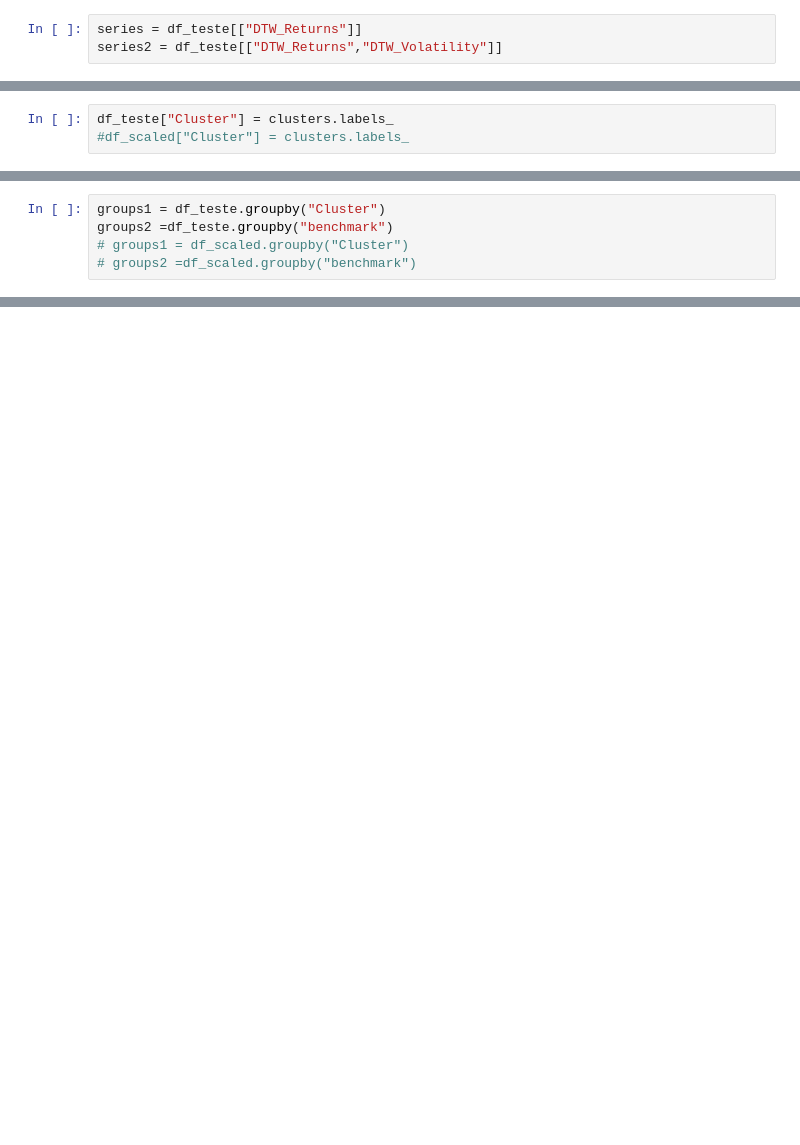
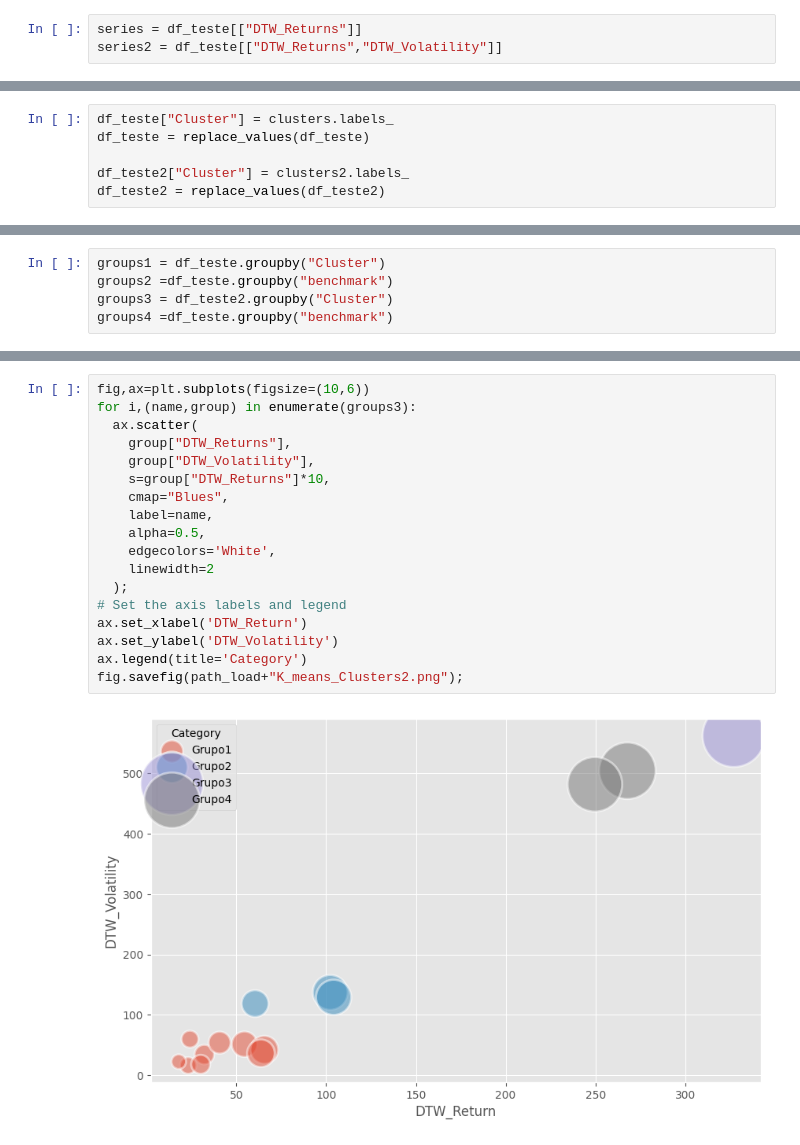
Before and after one commit to davihscoelho/estudo_benchmark, a Jupyter notebook: notebooks/3.0-dhs-kmeans_model.ipynb, the cells around one changed output, grey strips where cells are left out. Saved outputs shown, nothing was run; the diff lists cells and outputs as text; blank space fills up the shorter version.

```diff
--- a/notebooks/3.0-dhs-kmeans_model.ipynb
+++ b/notebooks/3.0-dhs-kmeans_model.ipynb
@@ -103,3 +129,6 @@ clusters = kmodel.fit(series2)
 # %%
 df_teste["Cluster"] = clusters.labels_
-#df_scaled["Cluster"] = clusters.labels_
+df_teste = replace_values(df_teste)
+
+df_teste2["Cluster"] = clusters2.labels_
+df_teste2 = replace_values(df_teste2)
@@ -109,8 +135,8 @@ df_teste = replace_values(df_teste)
 # %%
 groups1 = df_teste.groupby("Cluster")
 groups2 =df_teste.groupby("benchmark")
-# groups1 = df_scaled.groupby("Cluster")
-# groups2 =df_scaled.groupby("benchmark")
+groups3 = df_teste2.groupby("Cluster")
+groups4 =df_teste.groupby("benchmark")
 # %%
 fig,ax=plt.subplots(figsize=(10,6))
 for i,(name,group) in enumerate(groups1):
@@ -153,0 +199,20 @@ fig.savefig(path_load+"K_means_Benchmarks.png");
+# %%
+fig,ax=plt.subplots(figsize=(10,6))
+for i,(name,group) in enumerate(groups3):
+  ax.scatter(
+    group["DTW_Returns"],
+    group["DTW_Volatility"],
+    s=group["DTW_Returns"]*10,
+    cmap="Blues",
+    label=name,
+    alpha=0.5,
+    edgecolors='White',
+    linewidth=2
+  );
+# Set the axis labels and legend
+ax.set_xlabel('DTW_Return')
+ax.set_ylabel('DTW_Volatility')
+ax.legend(title='Category')
+fig.savefig(path_load+"K_means_Clusters2.png");
+# %% [output]
+[figure, added]
```
Also changed, not shown: parts of 19 cells of this notebook, 36 other files.
